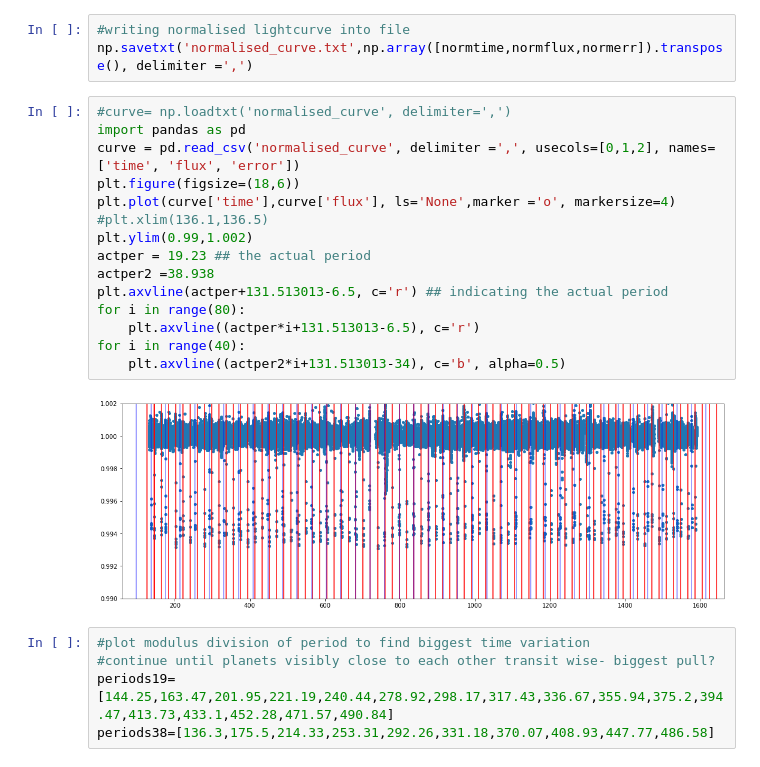
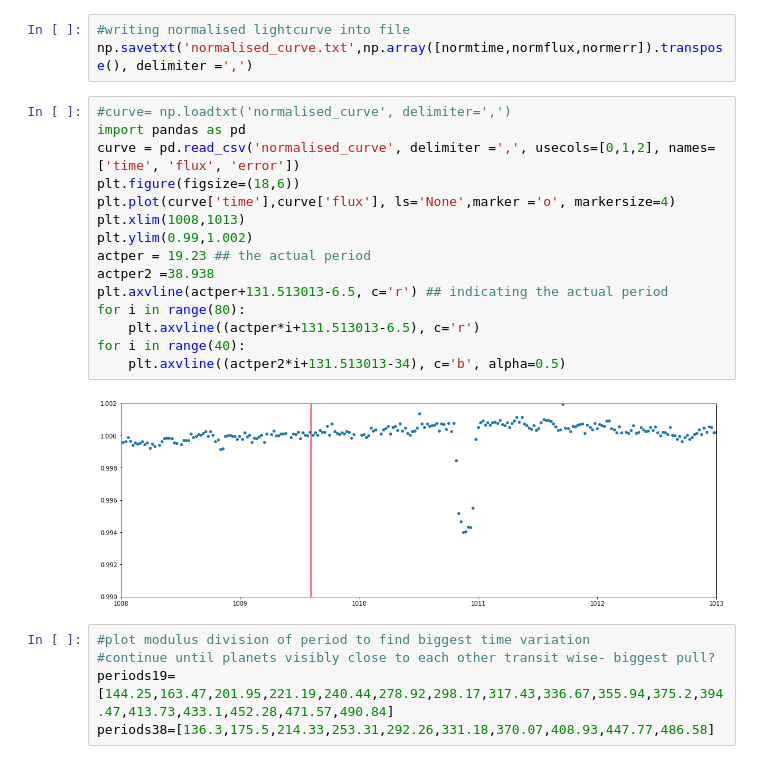
Before and after one commit to wfw23/Astrolabs, a Jupyter notebook: Chapter3_ExoLightCurves.ipynb, the cells around one changed output. Saved outputs shown, nothing was run; the diff lists cells and outputs as text.

```diff
--- a/Chapter3_ExoLightCurves.ipynb
+++ b/Chapter3_ExoLightCurves.ipynb
@@ -347,20 +347,20 @@ np.savetxt('normalised_curve.txt',np.array([normtime,normflux,normerr]).transpos
 # %%
 #curve= np.loadtxt('normalised_curve', delimiter=',')
 import pandas as pd
 curve = pd.read_csv('normalised_curve', delimiter =',', usecols=[0,1,2], names=['time', 'flux', 'error'])
 plt.figure(figsize=(18,6))
 plt.plot(curve['time'],curve['flux'], ls='None',marker ='o', markersize=4)
-#plt.xlim(136.1,136.5)
+plt.xlim(1008,1013)
 plt.ylim(0.99,1.002)
 actper = 19.23 ## the actual period
 actper2 =38.938
 plt.axvline(actper+131.513013-6.5, c='r') ## indicating the actual period
 for i in range(80):
     plt.axvline((actper*i+131.513013-6.5), c='r')
 for i in range(40):
     plt.axvline((actper2*i+131.513013-34), c='b', alpha=0.5)
 # %% [output]
-[figure, old version]
+[figure, new version]
 # %%
 #plot modulus division of period to find biggest time variation
 #continue until planets visibly close to each other transit wise- biggest pull?
```
Also changed, not shown: parts of 72 cells of this notebook, 1 other file.
